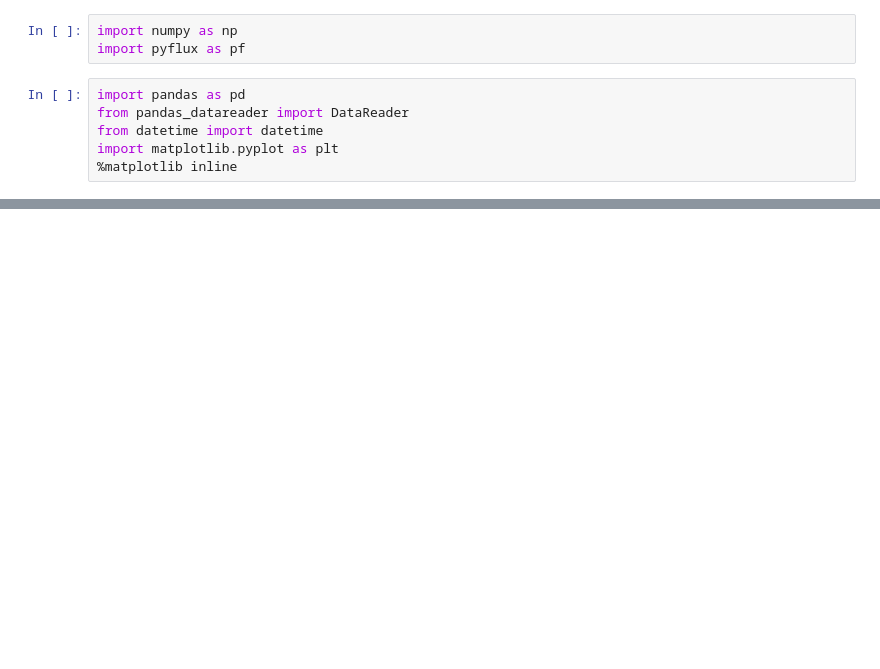
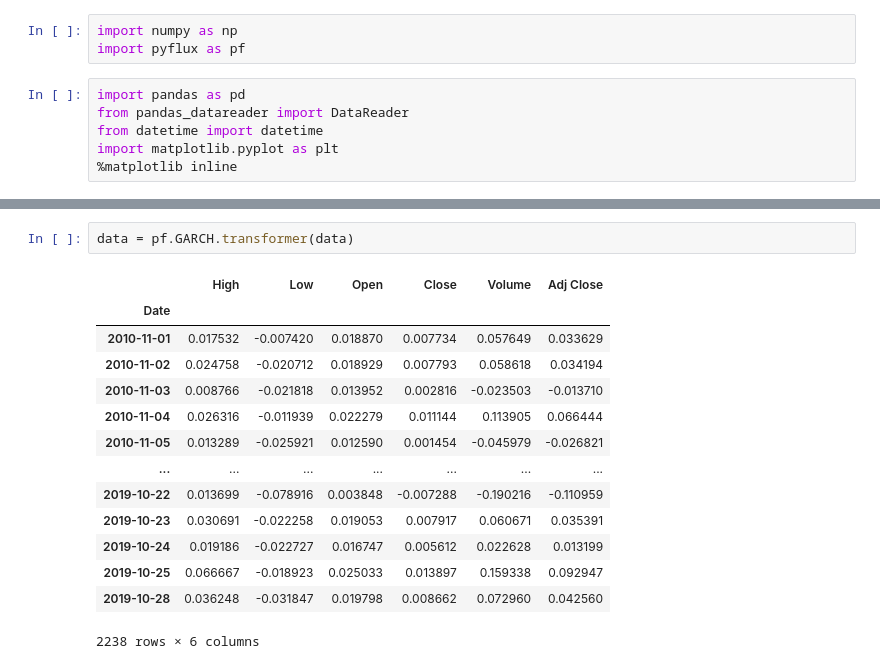
Before and after one commit to lnsongxf/dynamic-conditional-correlation, a Jupyter notebook: notebook.ipynb, the cells around one changed output, grey strips where cells are left out. Saved outputs shown, nothing was run; the diff lists cells and outputs as text; blank space fills up the shorter version.

```diff
--- a/notebook.ipynb
+++ b/notebook.ipynb
@@ -10 +30,18 @@ import matplotlib.pyplot as plt
+# %%
+data = pf.GARCH.transformer(data)
+# %% [output]
+|  | High | Low | Open | Close | Volume | Adj Close |
+| Date |  |  |  |  |  |  |
+| 2010-11-01 | 0.017532 | -0.007420 | 0.018870 | 0.007734 | 0.057649 | 0.033629 |
+| 2010-11-02 | 0.024758 | -0.020712 | 0.018929 | 0.007793 | 0.058618 | 0.034194 |
+| 2010-11-03 | 0.008766 | -0.021818 | 0.013952 | 0.002816 | -0.023503 | -0.013710 |
+| 2010-11-04 | 0.026316 | -0.011939 | 0.022279 | 0.011144 | 0.113905 | 0.066444 |
+| 2010-11-05 | 0.013289 | -0.025921 | 0.012590 | 0.001454 | -0.045979 | -0.026821 |
+| ... | ... | ... | ... | ... | ... | ... |
+| 2019-10-22 | 0.013699 | -0.078916 | 0.003848 | -0.007288 | -0.190216 | -0.110959 |
+| 2019-10-23 | 0.030691 | -0.022258 | 0.019053 | 0.007917 | 0.060671 | 0.035391 |
+| 2019-10-24 | 0.019186 | -0.022727 | 0.016747 | 0.005612 | 0.022628 | 0.013199 |
+| 2019-10-25 | 0.066667 | -0.018923 | 0.025033 | 0.013897 | 0.159338 | 0.092947 |
+| 2019-10-28 | 0.036248 | -0.031847 | 0.019798 | 0.008662 | 0.072960 | 0.042560 |
+2238 rows × 6 columns
 # %%
```
Also changed, not shown: parts of 4 cells of this notebook.
